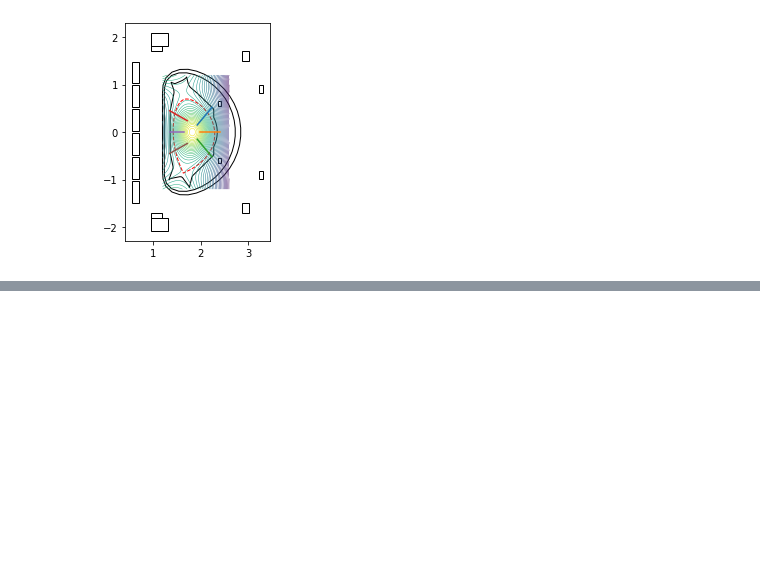
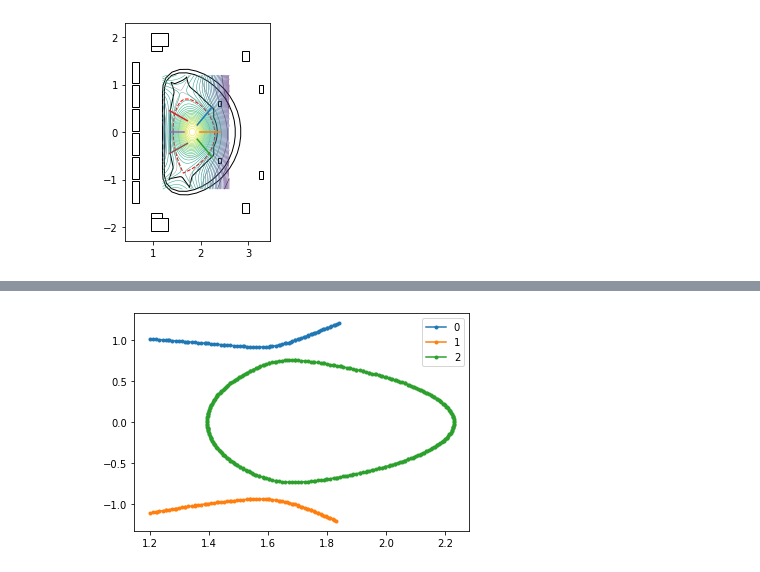
Before and after one commit to fusion-yun/fytok_old, a Jupyter notebook: examples/fy_magnetic.ipynb, the cells around one changed output, grey strips where cells are left out. Cells and saved outputs as stored; diff of their text form; code cells hidden in the pictures; blank space fills up the shorter version.

```diff
--- a/examples/fy_magnetic.ipynb
+++ b/examples/fy_magnetic.ipynb
@@ -164,0 +177,6 @@ plt.show()
+# %%
+for ii, seg in enumerate(C.allsegs[-1]):
+    plt.plot(seg[:,0], seg[:,1], '.-', label=ii)
+    plt.legend()
+# %% [output]
+[figure, added]
```
Also changed, not shown: parts of 20 cells of this notebook, 5 other files.
